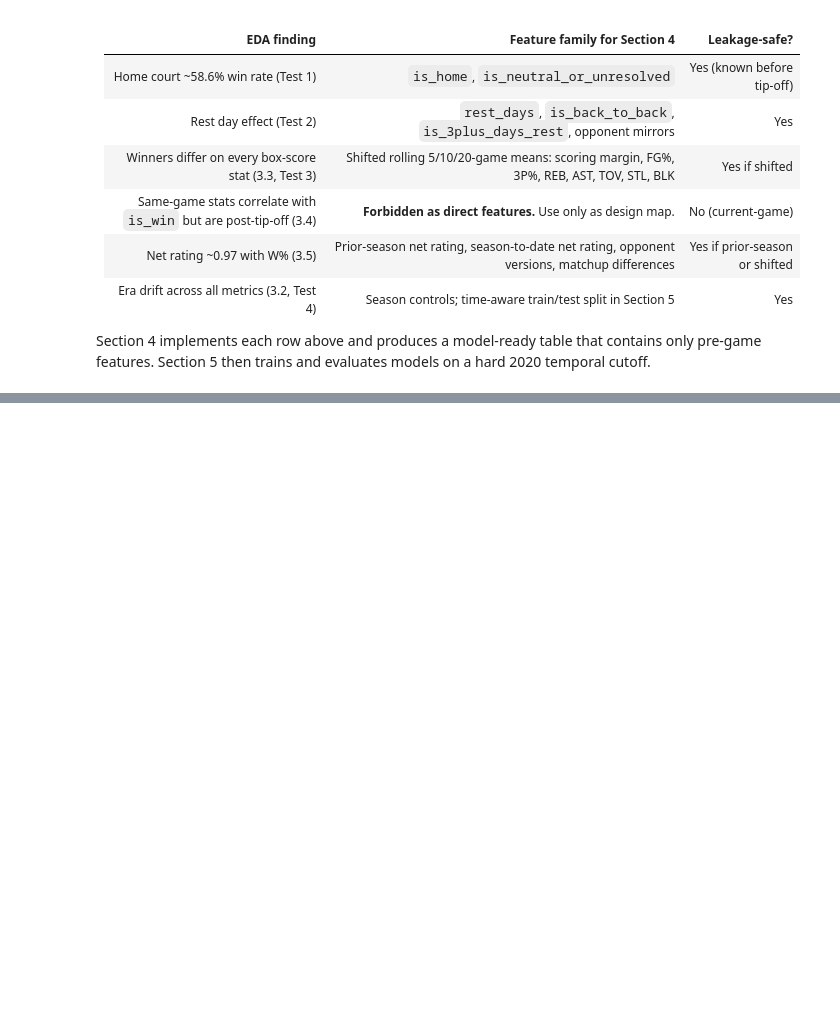
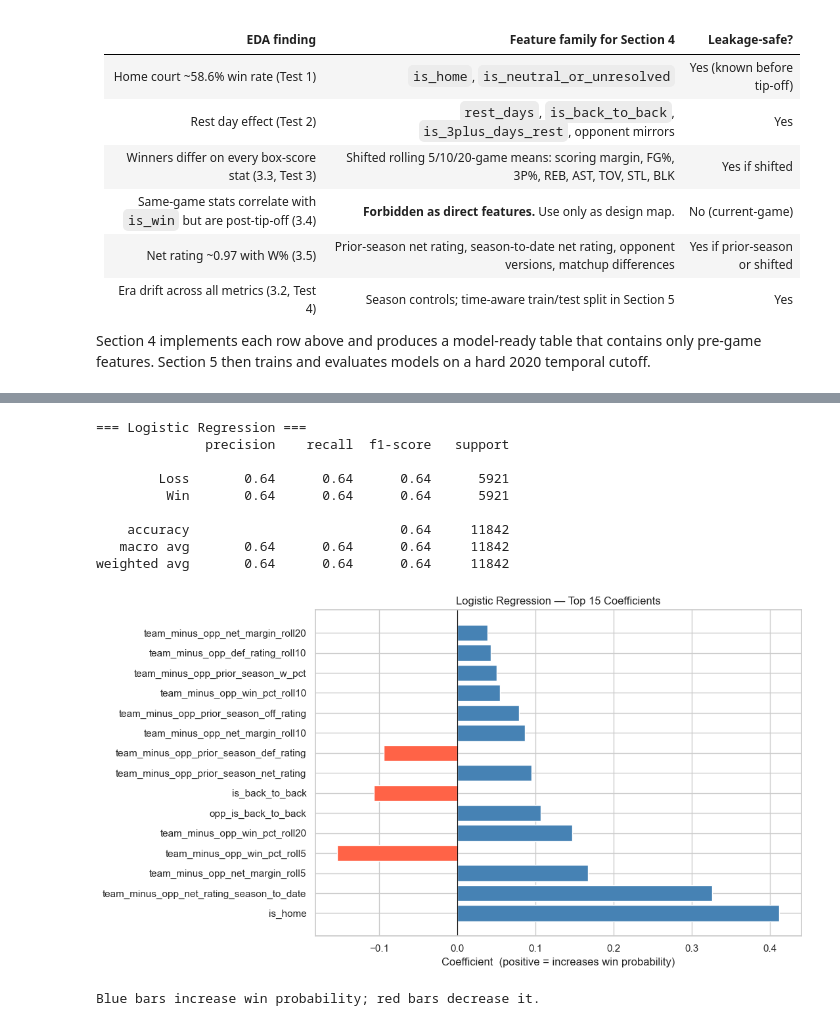
Before and after one commit to MichelFaloughi/cis5450-project, a Jupyter notebook: final_notebook.ipynb, the cells around one changed output, grey strips where cells are left out. Drawn from its saved outputs; the diff is of its cells as text; code cells hidden in the pictures; blank space fills up the shorter version.

```diff
--- a/final_notebook.ipynb
+++ b/final_notebook.ipynb
@@ -1109,0 +1967,13 @@ Section 4 implements each row above and produces a model-ready table that contai
+# %%
+scaler         = StandardScaler()
+X_train_scaled = pd.DataFrame(
+    scaler.fit_transform(X_train),   # fit + transform on train only
+    columns=MODEL_FEATURES, index=X_train.index,
+)
+X_test_scaled  = pd.DataFrame(
+    scaler.transform(X_test),        # transform only — no fit on test
+    columns=MODEL_FEATURES, index=X_test.index,
+)
+
+print('StandardScaler fit on training data only (no test leakage).')
+print(f'Train scaled : {X_train_scaled.shape}  |  Test scaled : {X_test_scaled.shape}')
@@ -1109,0 +2039,37 @@ Section 4 implements each row above and produces a model-ready table that contai
+# %%
+lr = LogisticRegression(max_iter=1000, C=1.0, random_state=RANDOM_STATE)
+lr.fit(X_train_scaled, y_train)
+
+lr_pred = lr.predict(X_test_scaled)
+lr_prob = lr.predict_proba(X_test_scaled)[:, 1]
+lr_result = evaluate_model('Logistic Regression', y_test, lr_pred, lr_prob)
+
+# Plot top 15 coefficients by absolute value
+lr_coef_df = (
+    pd.DataFrame({'Feature': MODEL_FEATURES, 'Coefficient': lr.coef_[0]})
+    .reindex(lr.coef_[0].__abs__().argsort()[::-1])
+    .head(15)
+)
+
+fig, ax = plt.subplots(figsize=(11, 6))
+colors = ['steelblue' if c > 0 else 'tomato' for c in lr_coef_df['Coefficient']]
+ax.barh(lr_coef_df['Feature'], lr_coef_df['Coefficient'], color=colors)
+ax.axvline(0, color='black', linewidth=0.8)
+ax.set_xlabel('Coefficient  (positive = increases win probability)')
+ax.set_title('Logistic Regression — Top 15 Coefficients')
+plt.tight_layout()
+plt.savefig(OUTPUT_DIR / 'lr_coefficients.png', dpi=150, bbox_inches='tight')
+plt.show()
+print('Blue bars increase win probability; red bars decrease it.')
+# %% [output]
+=== Logistic Regression ===
+              precision    recall  f1-score   support
+
+        Loss       0.64      0.64      0.64      5921
+         Win       0.64      0.64      0.64      5921
+
+    accuracy                           0.64     11842
+   macro avg       0.64      0.64      0.64     11842
+weighted avg       0.64      0.64      0.64     11842
+[figure, added]
+Blue bars increase win probability; red bars decrease it.
```
Also changed, not shown: parts of 55 cells of this notebook, 10 other files.
